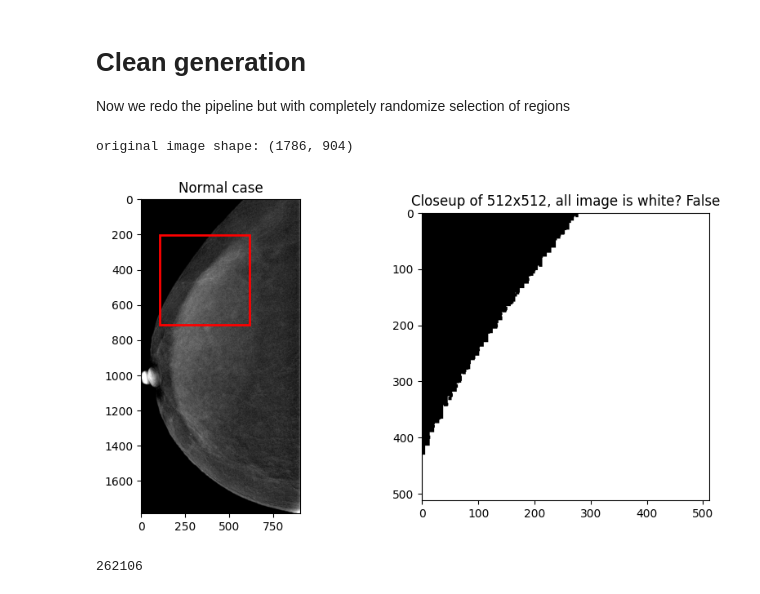
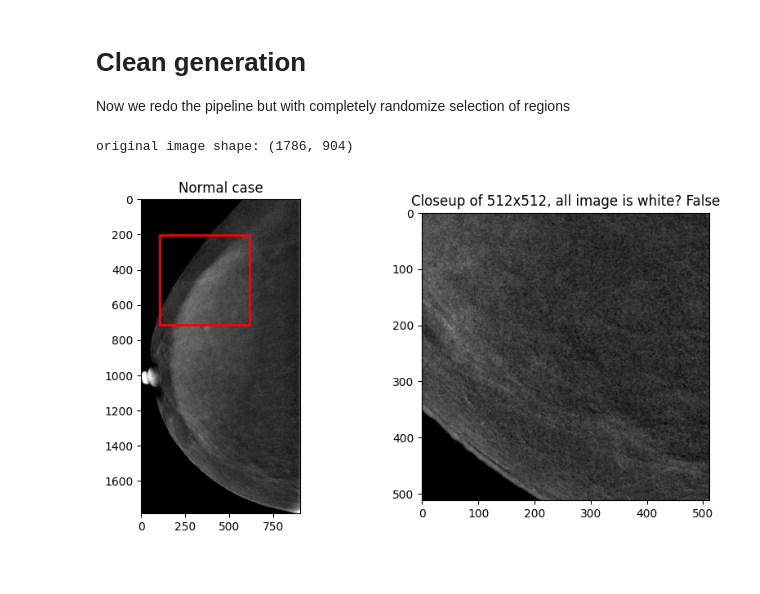
Before and after one commit to Likalto4/CEM-Detect, a Jupyter notebook: generation/inpainting/inference/inpainting_high_quality.ipynb, the cells around one changed output. Drawn from its saved outputs; the diff is of its cells as text; code cells hidden in the pictures.

```diff
--- a/generation/inpainting/inference/inpainting_high_quality.ipynb
+++ b/generation/inpainting/inference/inpainting_high_quality.ipynb
@@ -383,26 +378,22 @@ inpainter = InpaintingGenerator()
 # %%
 # row_example
 inpainter.current_row = inpainter.metadata.iloc[1]
 
 # load the image
 inpainter.read_image()
 print(f'original image shape: {inpainter.current_image.shape}')
 inpainter.get_breast_mask()
 inpainter.get_closeup()
 
 # show image
 fig, axs = plt.subplots(1, 2, figsize=(10, 5))
-axs[0].imshow(im, cmap='gray')
+axs[0].imshow(inpainter.current_image, cmap='gray')
 axs[0].set_title('Normal case')
-axs[1].imshow(im_closup, cmap='gray')
-axs[1].set_title(f'Closeup of 512x512, all image is white? {np.all(im_closup==255)}')
+axs[1].imshow(inpainter.current_im_closup, cmap='gray')
+axs[1].set_title(f'Closeup of 512x512, all image is white? {np.all(inpainter.current_im_closup==255)}')
 axs[0].add_patch(plt.Rectangle((x1, y1), x2-x1, y2-y1, fill=False, edgecolor='r', lw=2))
 
 plt.show()
 # %% [output]
 original image shape: (1786, 904)
-[figure, old version]
+[figure, new version]
-# %%
-print(np.sum(mask[y1:y2, x1:x2]==255))
-# %% [output]
-262106
```
Also changed, not shown: parts of 2 cells of this notebook.
